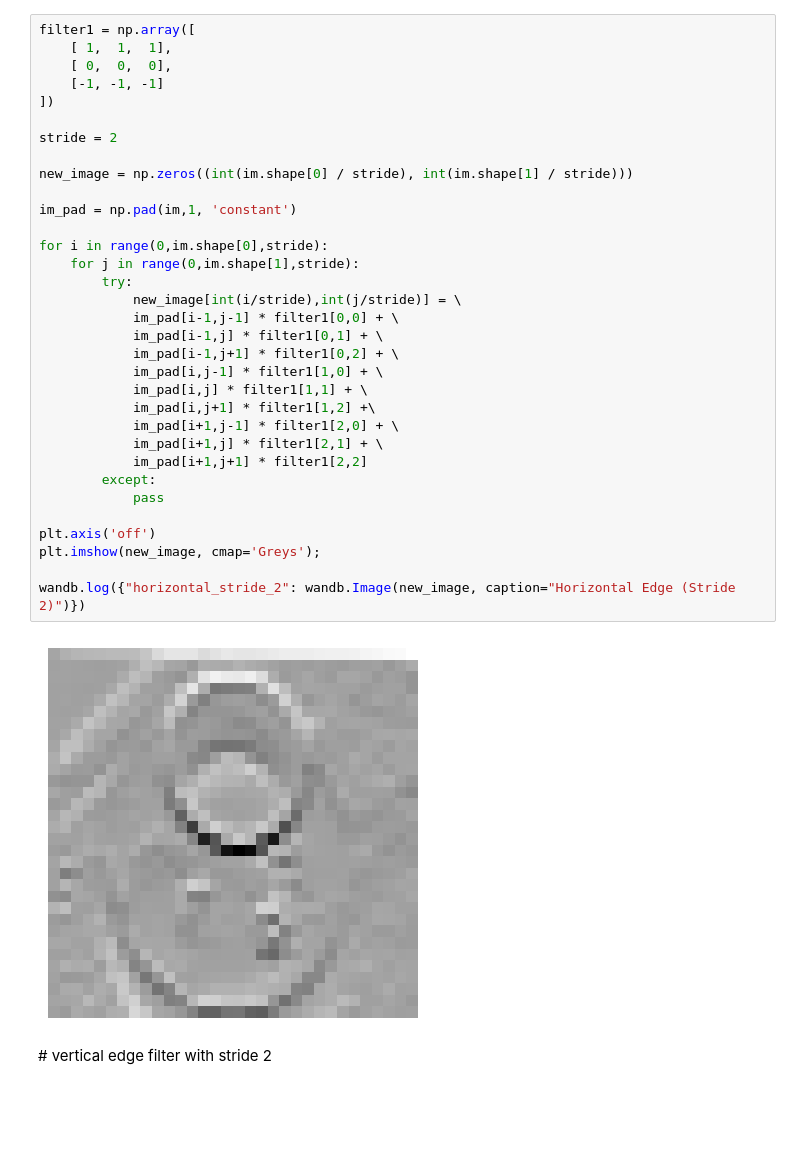
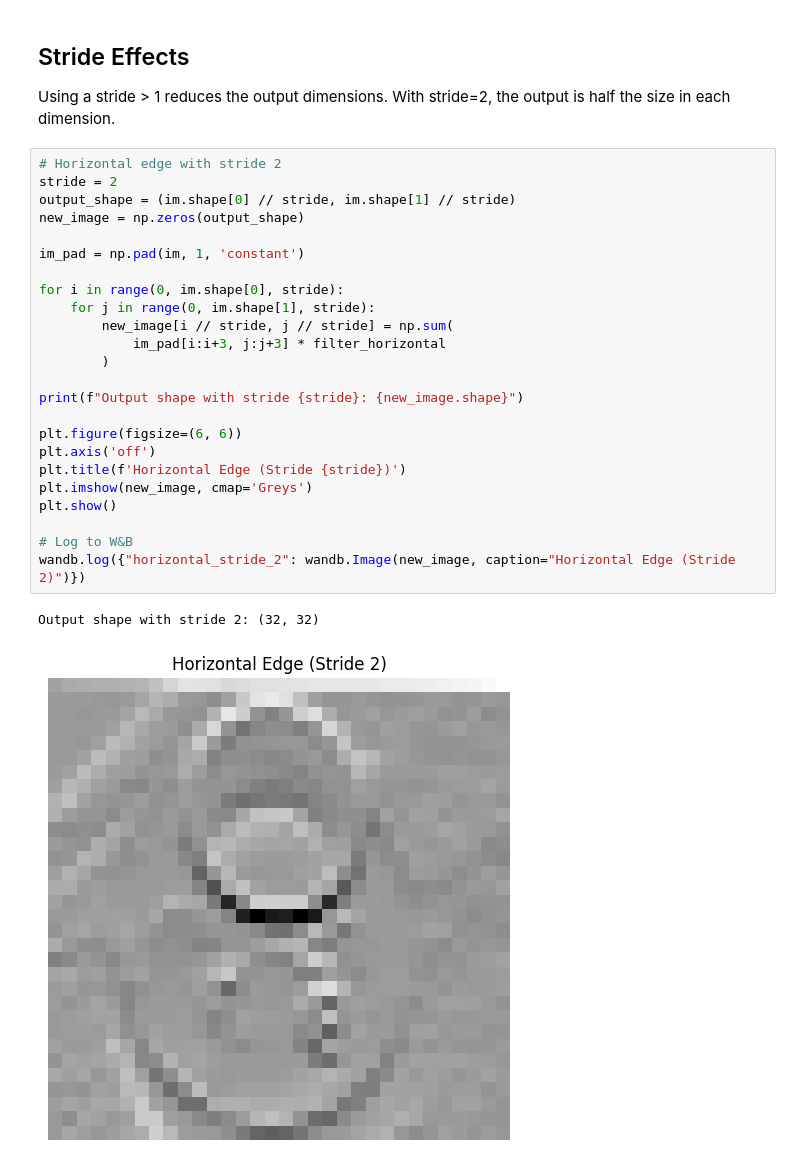
Before and after one commit to cataluna84/Generative_Deep_Learning, a Jupyter notebook: v1/notebooks/02_02_deep_learning_convolutions.ipynb, the cells around one changed output. Drawn from its saved outputs; the diff is of its cells as text; blank space fills up the shorter version.

```diff
--- a/v1/notebooks/02_02_deep_learning_convolutions.ipynb
+++ b/v1/notebooks/02_02_deep_learning_convolutions.ipynb
@@ -121,38 +161,33 @@ wandb.log({"vertical_edge": wandb.Image(new_image, caption="Vertical Edge Filter
+# %% [markdown]
+## Stride Effects
+
+Using a stride > 1 reduces the output dimensions. With stride=2, the output
+is half the size in each dimension.
 # %%
-filter1 = np.array([
-    [ 1,  1,  1],
-    [ 0,  0,  0],
-    [-1, -1, -1]
-])
+# Horizontal edge with stride 2
+stride = 2
+output_shape = (im.shape[0] // stride, im.shape[1] // stride)
+new_image = np.zeros(output_shape)
 
-stride = 2
+im_pad = np.pad(im, 1, 'constant')
 
-new_image = np.zeros((int(im.shape[0] / stride), int(im.shape[1] / stride)))
+for i in range(0, im.shape[0], stride):
+    for j in range(0, im.shape[1], stride):
+        new_image[i // stride, j // stride] = np.sum(
+            im_pad[i:i+3, j:j+3] * filter_horizontal
+        )
 
-im_pad = np.pad(im,1, 'constant')
+print(f"Output shape with stride {stride}: {new_image.shape}")
 
-for i in range(0,im.shape[0],stride):
-    for j in range(0,im.shape[1],stride):
-        try:
-            new_image[int(i/stride),int(j/stride)] = \
-            im_pad[i-1,j-1] * filter1[0,0] + \
-            im_pad[i-1,j] * filter1[0,1] + \
-            im_pad[i-1,j+1] * filter1[0,2] + \
-            im_pad[i,j-1] * filter1[1,0] + \
-            im_pad[i,j] * filter1[1,1] + \
-            im_pad[i,j+1] * filter1[1,2] +\
-            im_pad[i+1,j-1] * filter1[2,0] + \
-            im_pad[i+1,j] * filter1[2,1] + \
-            im_pad[i+1,j+1] * filter1[2,2]
-        except:
-            pass
+plt.figure(figsize=(6, 6))
+plt.axis('off')
+plt.title(f'Horizontal Edge (Stride {stride})')
+plt.imshow(new_image, cmap='Greys')
+plt.show()
 
-plt.axis('off')
-plt.imshow(new_image, cmap='Greys');
-
+# Log to W&B
 wandb.log({"horizontal_stride_2": wandb.Image(new_image, caption="Horizontal Edge (Stride 2)")})
 # %% [output]
+Output shape with stride 2: (32, 32)
-[figure, old version]
+[figure, new version]
-# %% [markdown]
-# vertical edge filter with stride 2
 # %%
```
Also changed, not shown: parts of 21 cells of this notebook, 14 other files.
